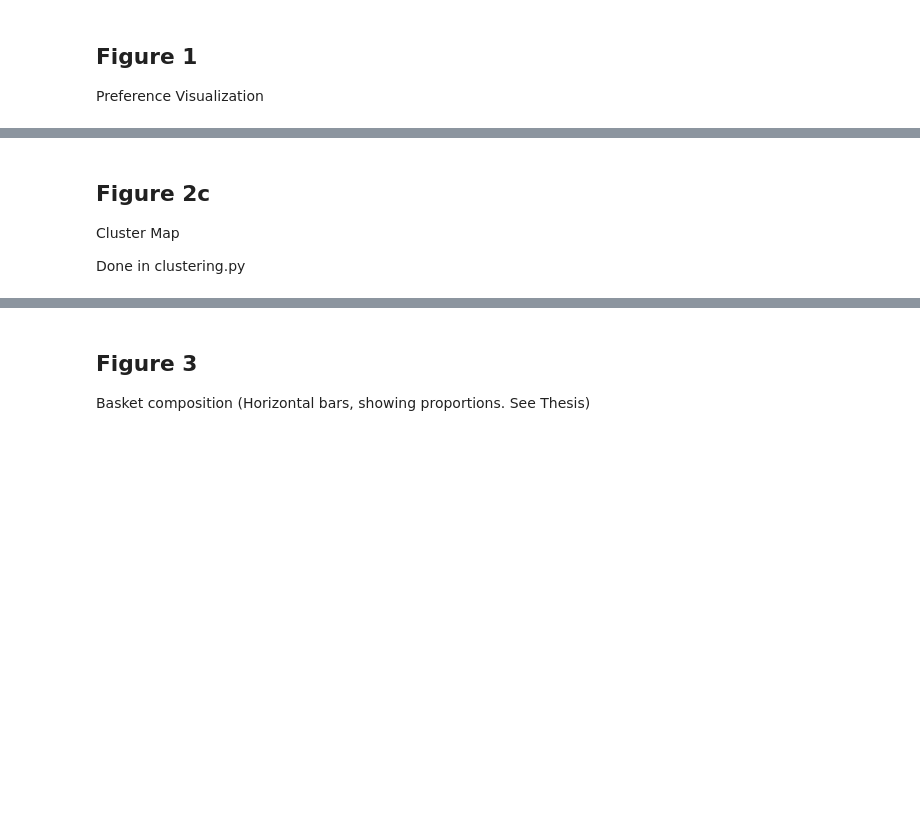
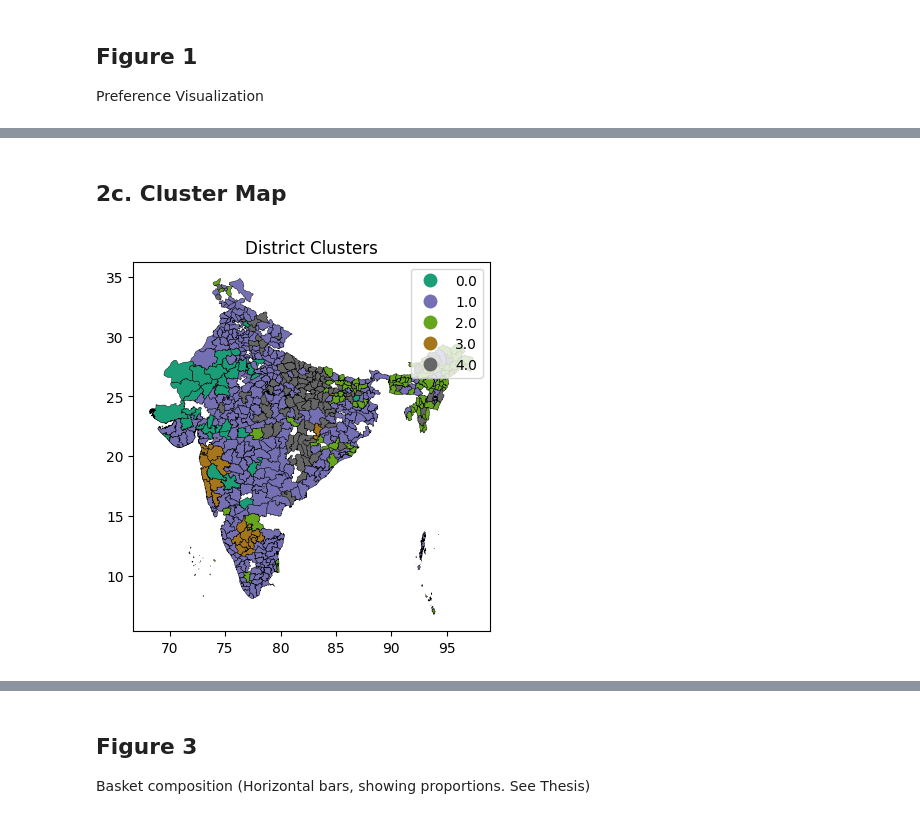
Before and after one commit to ReubenNarad/pds, a Jupyter notebook: postprocess/postprocess.ipynb, the cells around one changed output, grey strips where cells are left out. Drawn from its saved outputs; the diff is of its cells as text; code cells hidden in the pictures; blank space fills up the shorter version.

```diff
--- a/postprocess/postprocess.ipynb
+++ b/postprocess/postprocess.ipynb
@@ -76,5 +112,41 @@ RuntimeError: No mappable was found to use for colorbar creation. First define a
 # %% [markdown]
-## Figure 2c
-Cluster Map
-
-Done in clustering.py
+## 2c. Cluster Map
+# %%
+import pandas as pd
+import geopandas as gpd
+import matplotlib.pyplot as plt
+import difflib
+
+# Load cluster info into dataframe
+data = pd.read_csv('../cplex/data/clusters.csv')
+
+# Load the shapefile
+gdf = gpd.read_file('data/shapefiles/districts.shp')
+
+# Create a dictionary to store the closest matches
+matches = {}
+
+# Find closest matches for district names in data
+for district in data['District']:
+    best_match = difflib.get_close_matches(district, gdf['DISTRICT'].values, n=1, cutoff=0.8)
+    if best_match:
+        matches[district] = best_match[0]
+
+# Replace district names in data with the closest matches
+data['District'] = data['District'].map(matches).fillna(data['District'])
+
+# Change the column name in the geodataframe to match consumption
+gdf.rename(columns={'DISTRICT': 'District'}, inplace=True)
+
+# Merge the geodataframe with the cluster data
+merged_gdf = gdf.merge(data, left_on='District', right_on='District', how='left')
+
+merged_gdf['Cluster'] = merged_gdf['Cluster'].astype('category')
+
+# Plot the regions colored by 'Cluster' column
+fig, ax = plt.subplots(1, 1)
+merged_gdf.plot(column='Cluster', cmap='Dark2', linewidth=0.3, ax=ax, edgecolor='black', legend=True)
+plt.title('District Clusters')
+plt.show()
+# %% [output]
+[figure, added]
```
Also changed, not shown: parts of 10 cells of this notebook, 9 other files.
